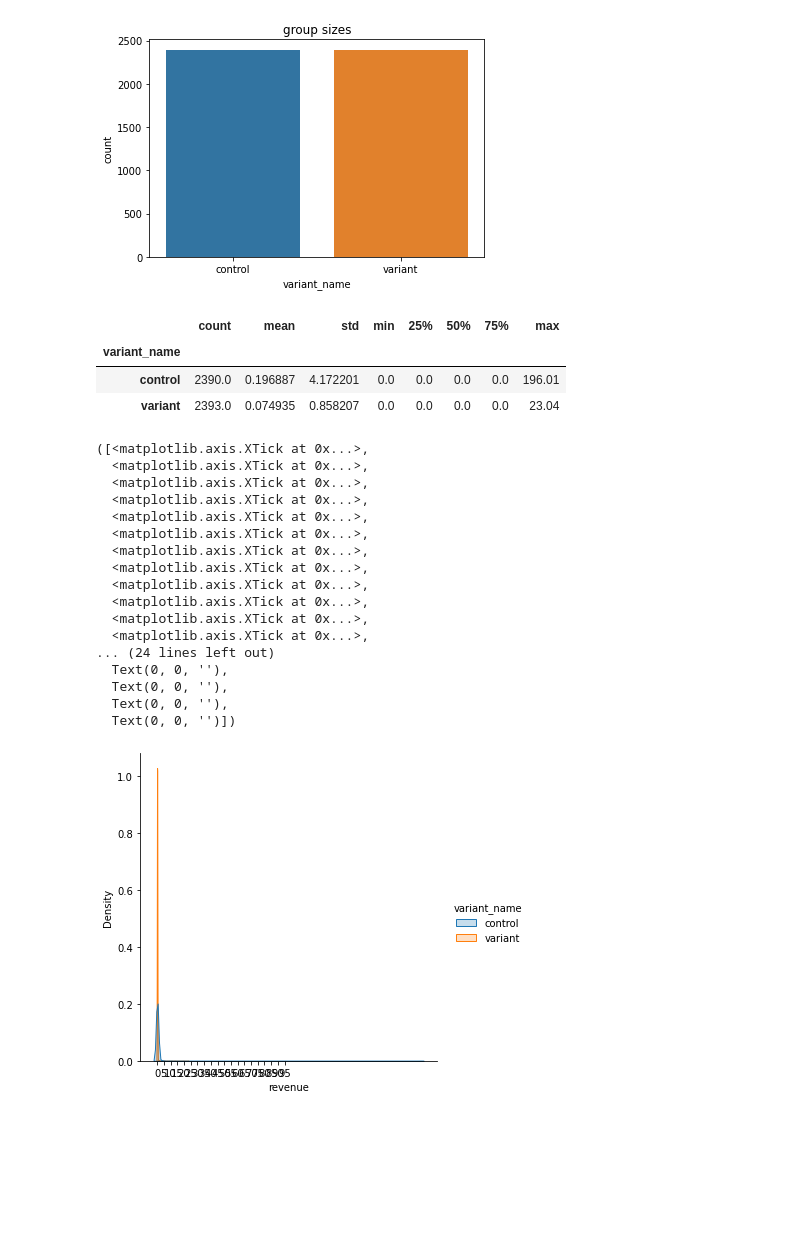
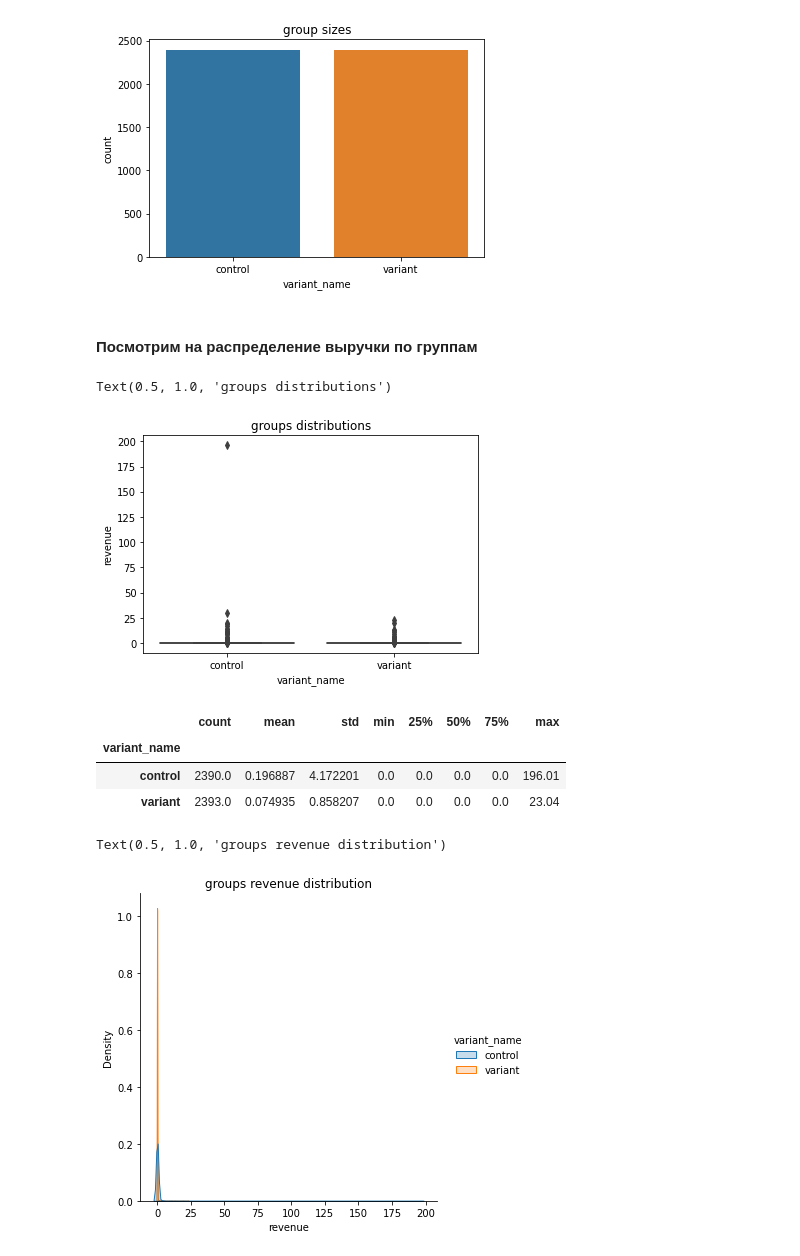
Before and after one commit to intens77/Course-work-1, a Jupyter notebook: notebook.ipynb, the cells around one changed output. Drawn from its saved outputs; the diff is of its cells as text; code cells hidden in the pictures; blank space fills up the shorter version.

```diff
--- a/notebook.ipynb
+++ b/notebook.ipynb
@@ -140,8 +140,13 @@ sns.countplot(x=data['variant_name']).set_title('group sizes')
 plt.show()
 # %% [output]
 [figure]
+# %% [markdown]
+#### Посмотрим на распределение выручки по группам
 # %%
-px.box(x=data['variant_name'], y=data['revenue'], title='groups boxplots')
+sns.boxplot(x=data['variant_name'], y=data['revenue']).set_title('groups distributions')
+# %% [output]
+Text(0.5, 1.0, 'groups distributions')
+[figure, added]
 # %%
 data.groupby(by='variant_name')['revenue'].describe()
 # %% [output]
@@ -151,23 +156,7 @@ data.groupby(by='variant_name')['revenue'].describe()
 | variant | 2393.0 | 0.074935 | 0.858207 | 0.0 | 0.0 | 0.0 | 0.0 | 23.04 |
 # %%
 sns.displot(data, x='revenue', hue='variant_name', kind="kde", fill=True)
-plt.xticks(np.arange(0, 100, 5))
+plt.title('groups revenue distribution')
 # %% [output]
-([<matplotlib.axis.XTick at 0x...>,
-  <matplotlib.axis.XTick at 0x...>,
-  <matplotlib.axis.XTick at 0x...>,
-  <matplotlib.axis.XTick at 0x...>,
-  <matplotlib.axis.XTick at 0x...>,
-  <matplotlib.axis.XTick at 0x...>,
-  <matplotlib.axis.XTick at 0x...>,
-  <matplotlib.axis.XTick at 0x...>,
-  <matplotlib.axis.XTick at 0x...>,
-  <matplotlib.axis.XTick at 0x...>,
-  <matplotlib.axis.XTick at 0x...>,
-  <matplotlib.axis.XTick at 0x...>,
-... (24 lines left out)
-  Text(0, 0, ''),
-  Text(0, 0, ''),
-  Text(0, 0, ''),
-  Text(0, 0, '')])
+Text(0.5, 1.0, 'groups revenue distribution')
-[figure, old version]
+[figure, new version]
```
Also changed, not shown: parts of 27 cells of this notebook.
